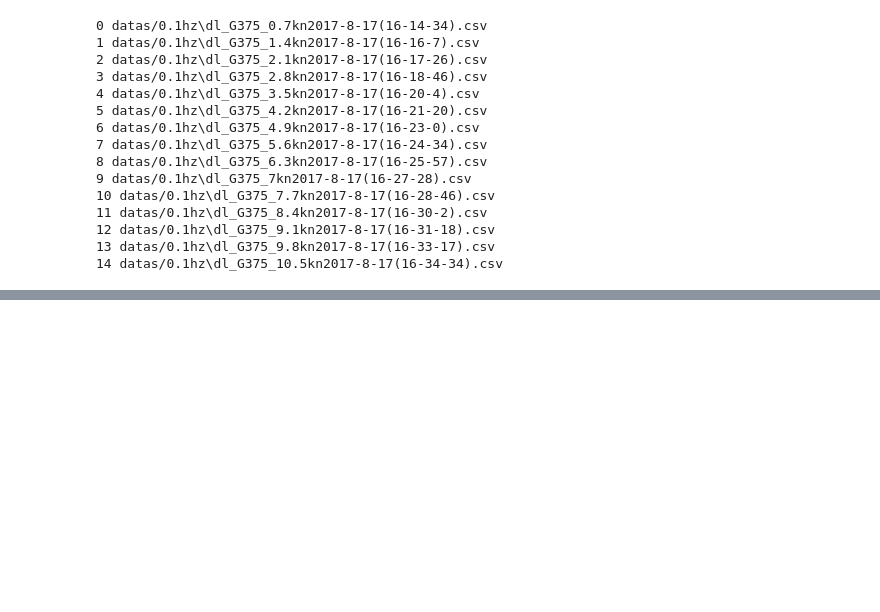
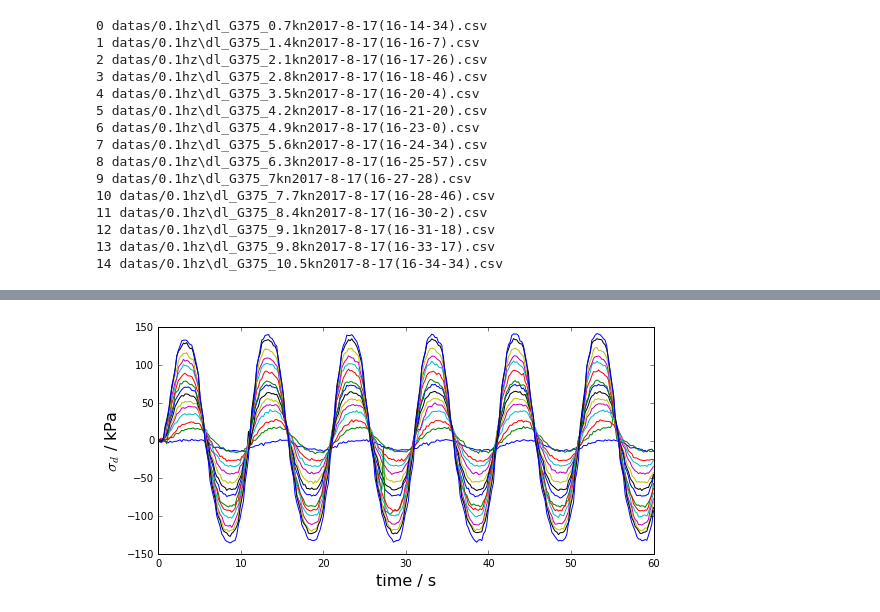
Before and after one commit to FryeT/dongli, a Jupyter notebook: dl_G375/dl_G375.ipynb, the cells around one changed output, grey strips where cells are left out. Cells and saved outputs as stored; diff of their text form; code cells hidden in the pictures; blank space fills up the shorter version.

```diff
--- a/dl_G375/dl_G375.ipynb
+++ b/dl_G375/dl_G375.ipynb
@@ -46,0 +46,12 @@ plt.savefig('loops.svg')
+# %%
+plt.figure(figsize=(8,4), dpi=300)
+#plt.title('G345', fontsize=22)
+for f in g375files:
+    df = pd.read_csv(f, encoding='gb2312')
+    plt.plot(df['时间'], df['sigma_d'])
+plt.xlabel(r'time / s', fontsize=16)
+plt.ylabel(r'$\sigma_d$ / kPa', fontsize=16)
+plt.tight_layout()
+plt.savefig('figs/g375_sigmad-time.png')
+# %% [output]
+[figure, added]
```
Also changed, not shown: parts of 2 cells of this notebook, 2 other files.
